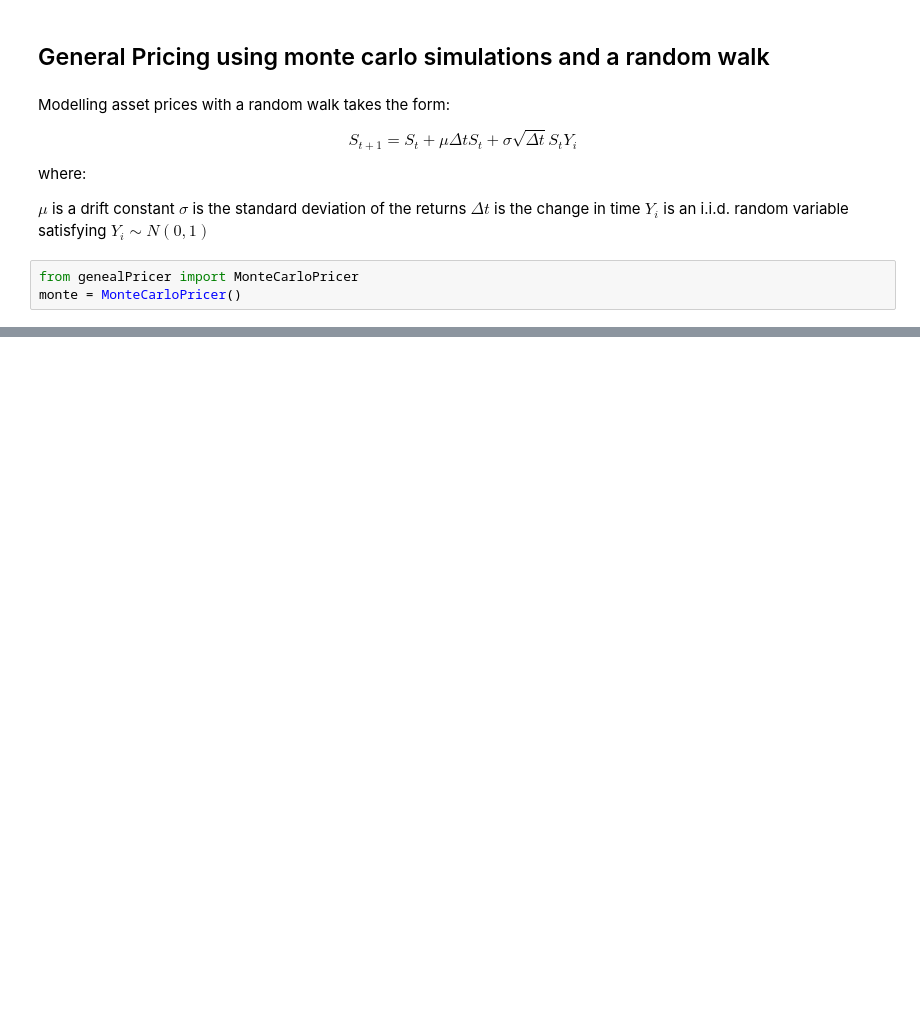
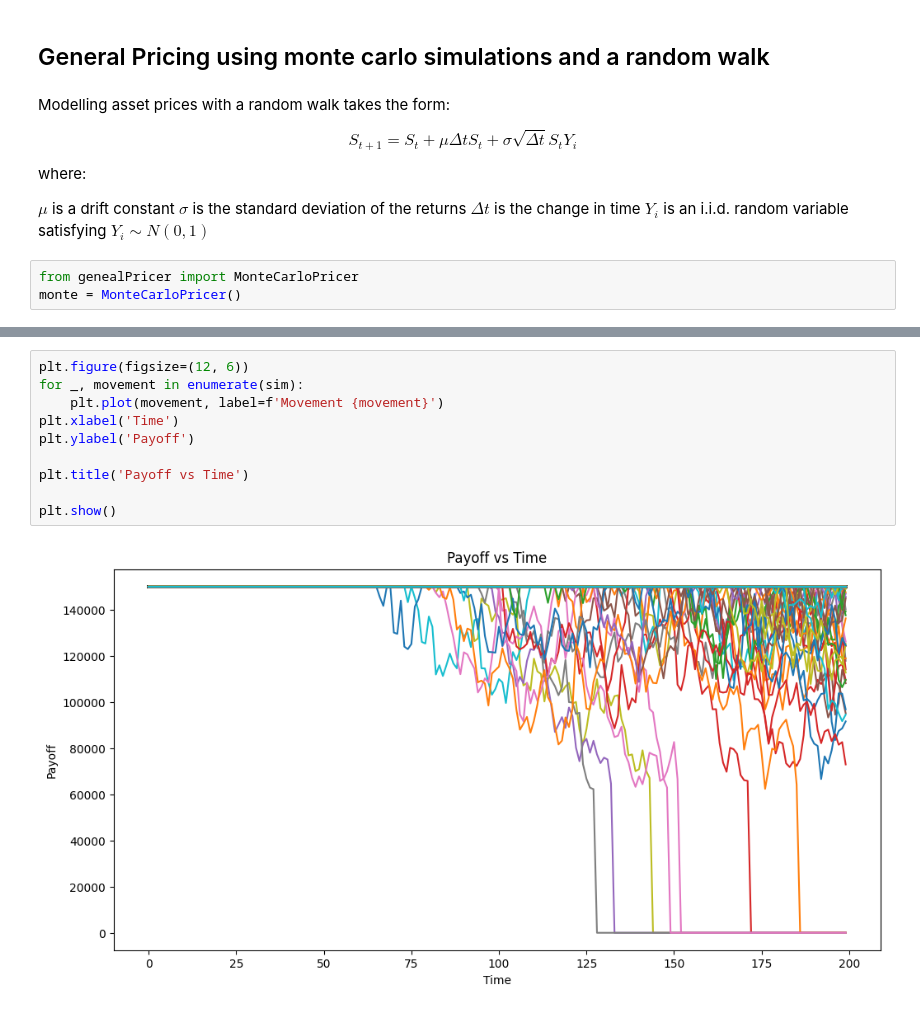
Before and after one commit to ryskyboi/Agra, a Jupyter notebook: pricing.ipynb, the cells around one changed output, grey strips where cells are left out. Drawn from its saved outputs; the diff is of its cells as text; blank space fills up the shorter version.

```diff
--- a/pricing.ipynb
+++ b/pricing.ipynb
@@ -341,0 +380,12 @@ dt = 0.1
+# %%
+plt.figure(figsize=(12, 6))
+for _, movement in enumerate(sim):
+    plt.plot(movement, label=f'Movement {movement}')
+plt.xlabel('Time')
+plt.ylabel('Payoff')
+
+plt.title('Payoff vs Time')
+
+plt.show()
+# %% [output]
+[figure, added]
```
Also changed, not shown: parts of 9 cells of this notebook, 3 other files.
